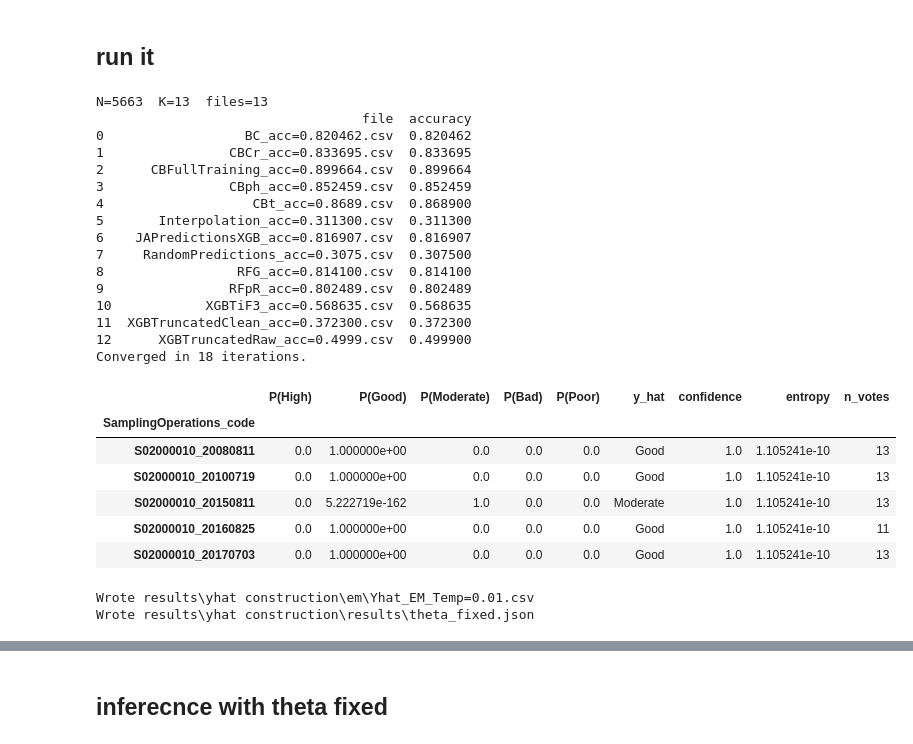
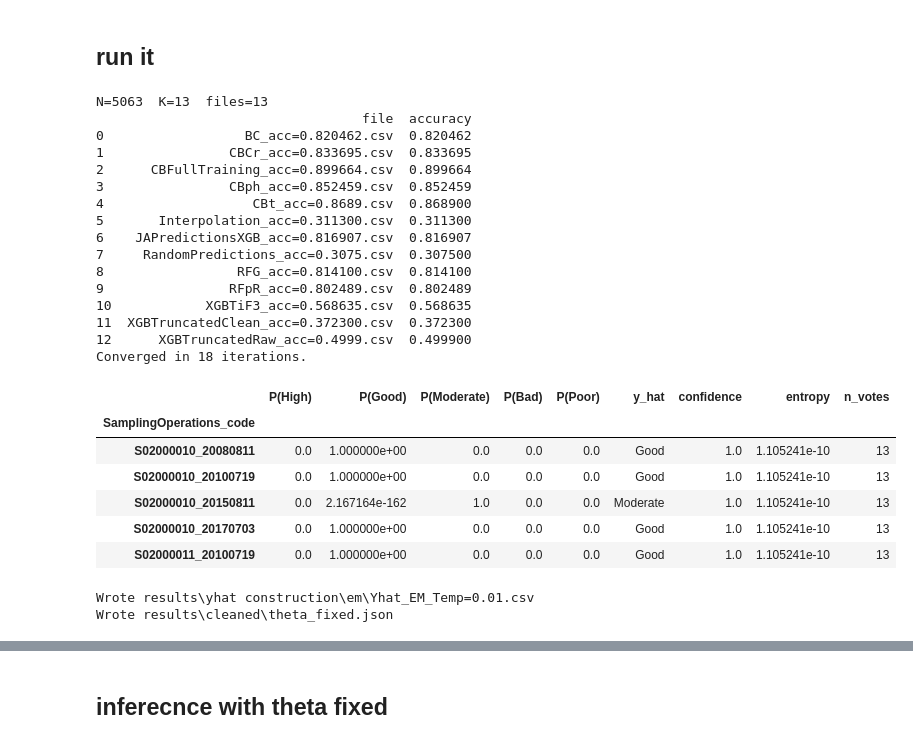
Before and after one commit to heritaco/Empilement-Tobit-CatBoost-et-interpolation-laplacienne-spatio-temporelle-pour-l-IBD-EQR, a Jupyter notebook: results/yhat construction/03 Dawid-Skene EM priors, no rho.ipynb, the cells around one changed output, grey strips where cells are left out. Drawn from its saved outputs; the diff is of its cells as text; code cells hidden in the pictures.

```diff
--- a/results/yhat construction/03 Dawid-Skene EM priors, no rho.ipynb
+++ b/results/yhat construction/03 Dawid-Skene EM priors, no rho.ipynb
@@ -165,8 +165,8 @@ def infer_with_fixed_theta(Y: np.ndarray,
 ## run it
 # %%
 # Directory with your files
-dir_win   = r"results\yhat construction\results"
-dir_posix = "results/yhat construction/results"
+dir_win   = r"results\cleaned"
+dir_posix = "results/cleaned"
 pred_dir = resolve_dir(dir_win, dir_posix)
 assert pred_dir.exists(), f"Directory not found: {pred_dir}"
 
@@ -211,39 +211,39 @@ payload = {
     "classes": CLASSES,
     "pi": {CLASSES[i]: float(pi[i]) for i in range(C)},
     "predictors": thetas
 }
 theta_json_path = pred_dir / "theta_fixed.json"
 with open(theta_json_path, "w", encoding="utf-8") as f:
     json.dump(payload, f, indent=2)
 
 print(f"Wrote {out_csv}")
 print(f"Wrote {theta_json_path}")
 # %% [output]
-N=5663  K=13  files=13
+N=5063  K=13  files=13
                                   file  accuracy
 0                  BC_acc=0.820462.csv  0.820462
 1                CBCr_acc=0.833695.csv  0.833695
 2      CBFullTraining_acc=0.899664.csv  0.899664
 3                CBph_acc=0.852459.csv  0.852459
 4                   CBt_acc=0.8689.csv  0.868900
 5       Interpolation_acc=0.311300.csv  0.311300
 6    JAPredictionsXGB_acc=0.816907.csv  0.816907
 7     RandomPredictions_acc=0.3075.csv  0.307500
 8                 RFG_acc=0.814100.csv  0.814100
 9                RFpR_acc=0.802489.csv  0.802489
 10            XGBTiF3_acc=0.568635.csv  0.568635
 11  XGBTruncatedClean_acc=0.372300.csv  0.372300
 12      XGBTruncatedRaw_acc=0.4999.csv  0.499900
 Converged in 18 iterations.
 |  | P(High) | P(Good) | P(Moderate) | P(Bad) | P(Poor) | y_hat | confidence | entropy | n_votes |
 | SamplingOperations_code |  |  |  |  |  |  |  |  |  |
 | S02000010_20080811 | 0.0 | 1.000000e+00 | 0.0 | 0.0 | 0.0 | Good | 1.0 | 1.105241e-10 | 13 |
 | S02000010_20100719 | 0.0 | 1.000000e+00 | 0.0 | 0.0 | 0.0 | Good | 1.0 | 1.105241e-10 | 13 |
-| S02000010_20150811 | 0.0 | 5.222719e-162 | 1.0 | 0.0 | 0.0 | Moderate | 1.0 | 1.105241e-10 | 13 |
-| S02000010_20160825 | 0.0 | 1.000000e+00 | 0.0 | 0.0 | 0.0 | Good | 1.0 | 1.105241e-10 | 11 |
+| S02000010_20150811 | 0.0 | 2.167164e-162 | 1.0 | 0.0 | 0.0 | Moderate | 1.0 | 1.105241e-10 | 13 |
 | S02000010_20170703 | 0.0 | 1.000000e+00 | 0.0 | 0.0 | 0.0 | Good | 1.0 | 1.105241e-10 | 13 |
+| S02000011_20100719 | 0.0 | 1.000000e+00 | 0.0 | 0.0 | 0.0 | Good | 1.0 | 1.105241e-10 | 13 |
 Wrote results\yhat construction\em\Yhat_EM_Temp=0.01.csv
-Wrote results\yhat construction\results\theta_fixed.json
+Wrote results\cleaned\theta_fixed.json
 # %%
 # plot the distribution of confidence scores
 import matplotlib.pyplot as plt
```
Also changed, not shown: parts of 7 cells of this notebook, 13 other files.
